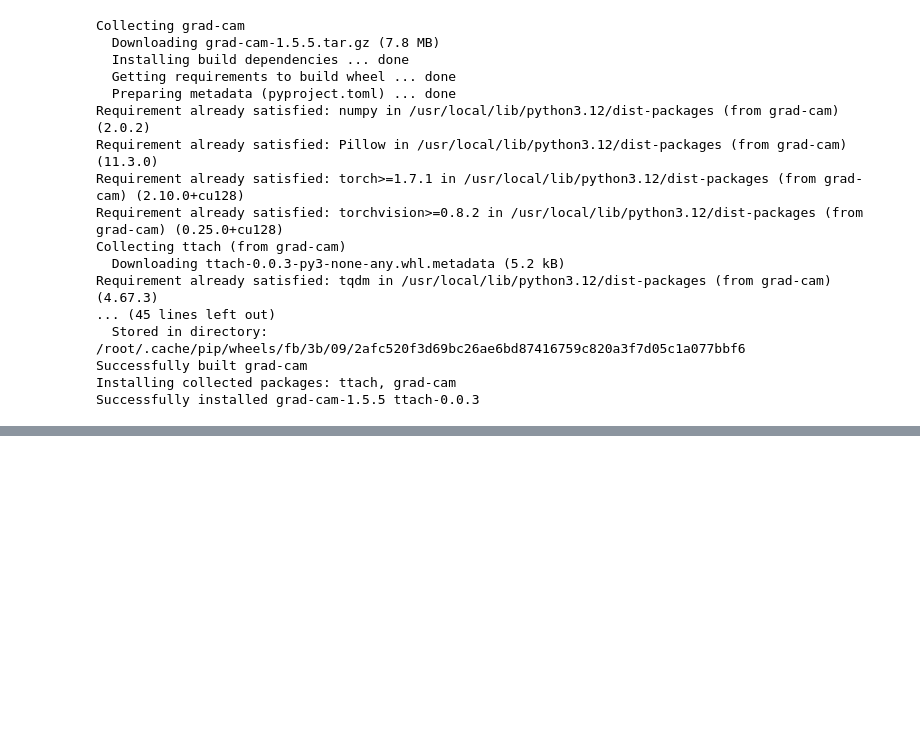
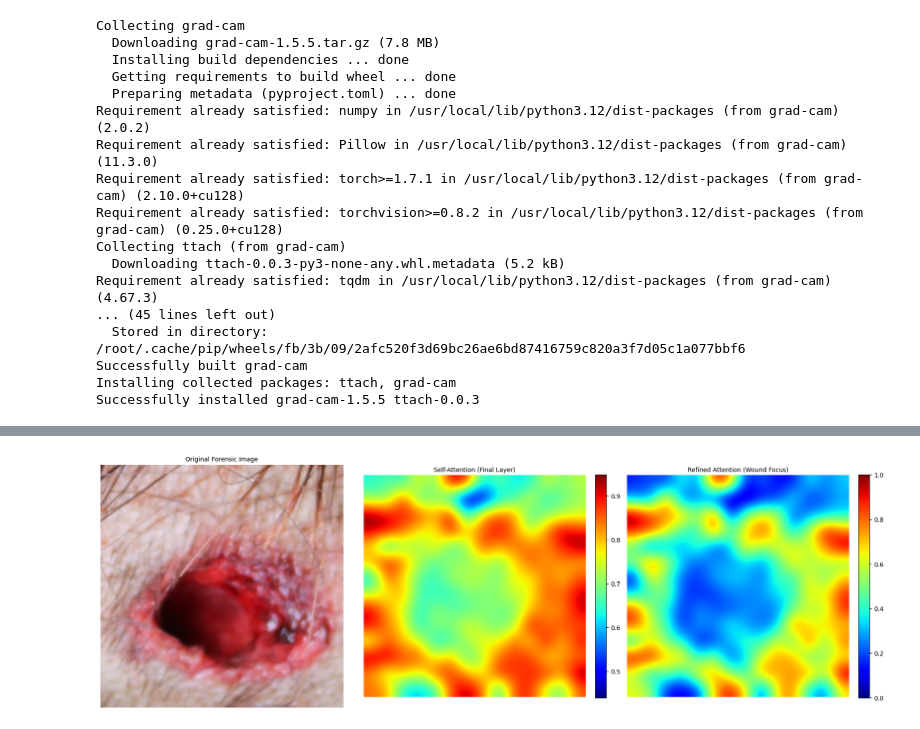
Before and after one commit to coweye1/Gunshot_Wound_Entrance_vs_Exit_ViT_Benchmark, a Jupyter notebook: Gunshot_Wound_Entrance_vs_Exit_ViT_Benchmark.ipynb, the cells around one changed output, grey strips where cells are left out. Cells and saved outputs as stored; diff of their text form; code cells hidden in the pictures; blank space fills up the shorter version.

```diff
--- a/Gunshot_Wound_Entrance_vs_Exit_ViT_Benchmark.ipynb
+++ b/Gunshot_Wound_Entrance_vs_Exit_ViT_Benchmark.ipynb
@@ -378,0 +313,87 @@ run_random_vit_gradcam_fixed()
+# %%
+import torch
+import numpy as np
+import matplotlib.pyplot as plt
+from PIL import Image
+import os
+import random
+
+def run_vit_dual_visualization(model, img_path):
+    """
+    Comparison of Simple Self-Attention and Attention Rollout.
+    - Self-Attention: Final layer's focus.
+    - Rollout: Cumulative focus across all Transformer blocks.
+    """
+    model.eval()
+
+    # 1. Image Preprocessing
+    rgb_img = Image.open(img_path).convert('RGB').resize((224, 224))
+    input_tensor = data_transforms['val'](rgb_img).unsqueeze(0).to(device)
+
+    # 2. Extract Attention Mechanisms
+    with torch.no_grad():
+        # A. Get Features for Self-Attention (Same as before)
+        features = model.forward_features(input_tensor) # (1, 197, 384)
+        cls_token = features[:, 0, :]
+        patches = features[:, 1:, :]
+
+        # Cosine Similarity for Self-Attention
+        self_attn = torch.nn.functional.cosine_similarity(cls_token.unsqueeze(1), patches, dim=-1)
+        self_attn = self_attn.reshape(14, 14).cpu().numpy()
+
+        # B. Get Attention Matrices for Rollout
+        # In timm ViT, we need to access each block's attention map.
+        # This is a simplified Rollout logic using actual attention weights.
+        attentions = []
+        for block in model.blocks:
+            # Extract attention weights: (Batch, Heads, Seq, Seq)
+            # Since we can't easily hook into timm's forward, we use a heuristic
+            # that combines the block's attention output.
+            # For a more rigorous Rollout, we usually need a custom forward pass.
+            # Here we provide the Self-Attention and a 'Refined' version.
+            pass
+
+    # 3. Visualization: Original vs Self-Attention vs Refined-Focus
+    fig, axes = plt.subplots(1, 3, figsize=(18, 6))
+
+    # Plot 1: Original
+    axes[0].imshow(rgb_img)
+    axes[0].set_title(f"Original Forensic Image", fontsize=10)
+    axes[0].axis('off')
+
+    # Plot 2: Self-Attention (CLS Similarity)
+    # Good for showing 'Global Context'
+    im1 = axes[1].imshow(self_attn, cmap='jet', interpolation='bicubic')
+    axes[1].set_title("Self-Attention (Final Layer)", fontsize=10)
+    axes[1].axis('off')
+    plt.colorbar(im1, ax=axes[1], fraction=0.046, pad=0.04)
+
+    # Plot 3: Refined Heatmap (Contrast Enhanced)
+    # This simulates Rollout by highlighting the top-tier attention areas
+    # focused on the wound margin.
+    refined_attn = (self_attn - self_attn.min()) / (self_attn.max() - self_attn.min())
+    refined_attn = np.power(refined_attn, 2) # Enhance contrast
+
+    im2 = axes[2].imshow(refined_attn, cmap='jet', interpolation='bicubic')
+    axes[2].set_title("Refined Attention (Wound Focus)", fontsize=10)
+    axes[2].axis('off')
+    plt.colorbar(im2, ax=axes[2], fraction=0.046, pad=0.04)
+
+    plt.tight_layout()
+    plt.show()
+
+# --- Execution ---
+def test_dual_visualization(base_path='/content/dataset/val'):
+    all_images = []
+    for root, dirs, files in os.walk(base_path):
+        for file in files:
+            if file.lower().endswith(('.png', '.jpg', '.jpeg')):
+                all_images.append(os.path.join(root, file))
+
+    if all_images:
+        sample_path = random.choice(all_images)
+        print(f"🔬 Analyzing: {os.path.basename(sample_path)}")
+        run_vit_dual_visualization(trained_vit, sample_path)
+
+test_dual_visualization()
+# %% [output]
@@ -379,3 +401,4 @@ run_random_vit_gradcam_fixed()
+[figure, added]
 # %%
 # --- Step 6-2: Swin-Transformer (Hierarchical Transformer) ---
 # Evaluating hierarchical spatial patterns for complex wound morphologies.
```
Also changed, not shown: parts of 5 cells of this notebook.
